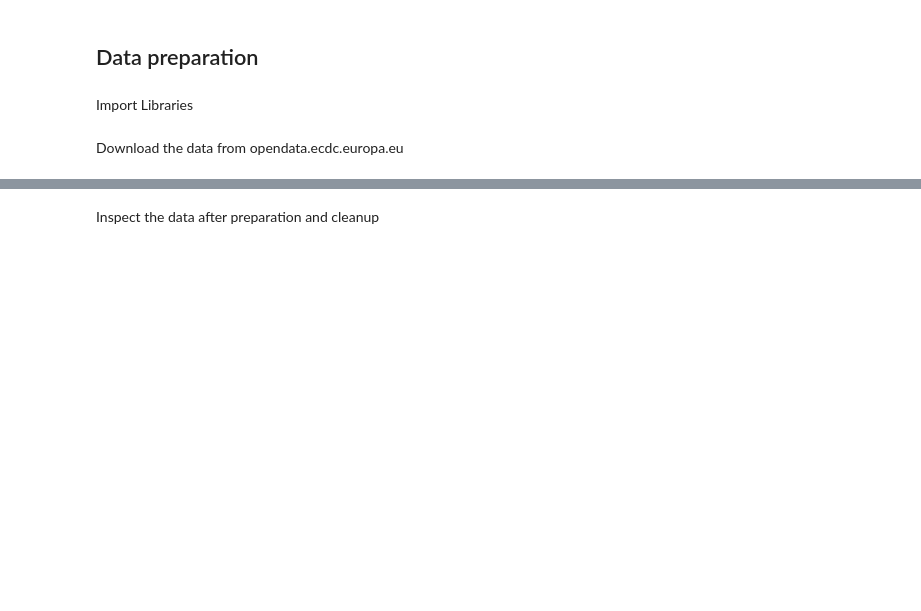
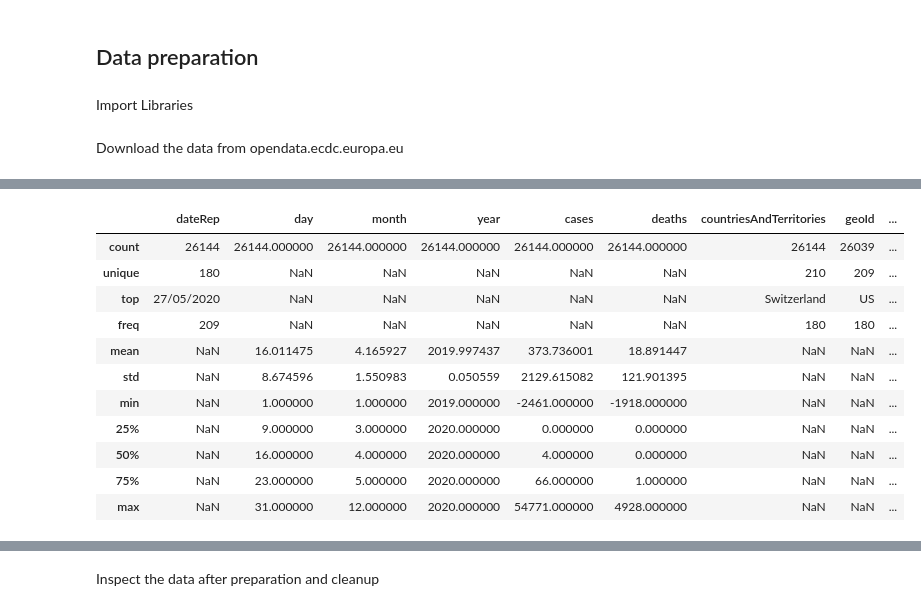
Before and after one commit to chrisfesta/NWU_MSDS422, a Jupyter notebook: Assignments/Assignment 1/Festa_Assignment_1.ipynb, the cells around one changed output, grey strips where cells are left out. Drawn from its saved outputs; the diff is of its cells as text; code cells hidden in the pictures; blank space fills up the shorter version.

```diff
--- a/Assignments/Assignment 1/Festa_Assignment_1.ipynb
+++ b/Assignments/Assignment 1/Festa_Assignment_1.ipynb
@@ -58 +79,16 @@ rawdata = pd.read_csv("https://opendata.ecdc.europa.eu/covid19/casedistribution/
+# %%
+rawdata.describe(include='all')
+# %% [output]
+|  | dateRep | day | month | year | cases | deaths | countriesAndTerritories | geoId | ... |
+| count | 26144 | 26144.000000 | 26144.000000 | 26144.000000 | 26144.000000 | 26144.000000 | 26144 | 26039 | ... |
+| unique | 180 | NaN | NaN | NaN | NaN | NaN | 210 | 209 | ... |
+| top | 27/05/2020 | NaN | NaN | NaN | NaN | NaN | Switzerland | US | ... |
+| freq | 209 | NaN | NaN | NaN | NaN | NaN | 180 | 180 | ... |
+| mean | NaN | 16.011475 | 4.165927 | 2019.997437 | 373.736001 | 18.891447 | NaN | NaN | ... |
+| std | NaN | 8.674596 | 1.550983 | 0.050559 | 2129.615082 | 121.901395 | NaN | NaN | ... |
+| min | NaN | 1.000000 | 1.000000 | 2019.000000 | -2461.000000 | -1918.000000 | NaN | NaN | ... |
+| 25% | NaN | 9.000000 | 3.000000 | 2020.000000 | 0.000000 | 0.000000 | NaN | NaN | ... |
+| 50% | NaN | 16.000000 | 4.000000 | 2020.000000 | 4.000000 | 0.000000 | NaN | NaN | ... |
+| 75% | NaN | 23.000000 | 5.000000 | 2020.000000 | 66.000000 | 1.000000 | NaN | NaN | ... |
+| max | NaN | 31.000000 | 12.000000 | 2020.000000 | 54771.000000 | 4928.000000 | NaN | NaN | ... |
 # %% [markdown]
```
Also changed, not shown: parts of 36 cells of this notebook.
